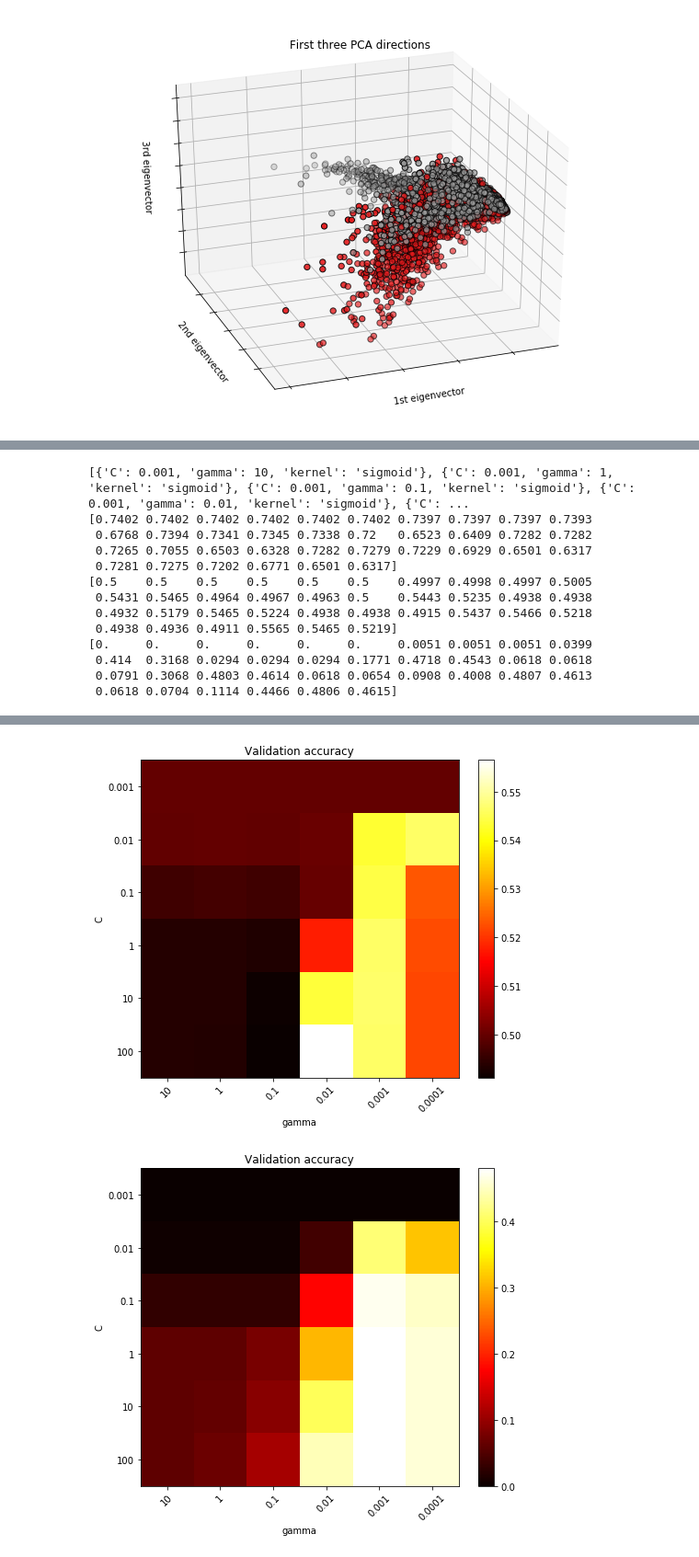
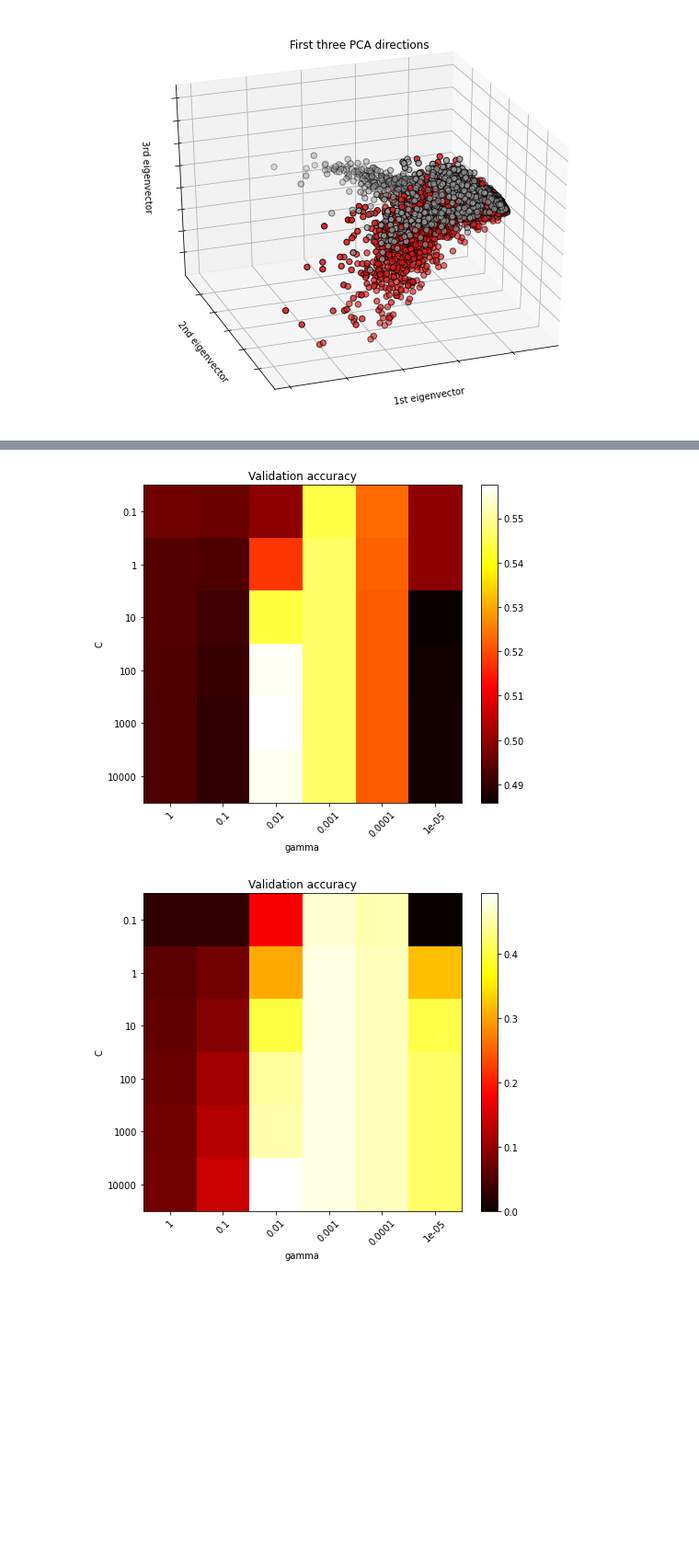
Before and after one commit to TheCommonCold/UM-lab-13, a Jupyter notebook: notebook.ipynb, the cells around one changed output, grey strips where cells are left out. Shown: that part at 92% size. Drawn from its saved outputs; the diff is of its cells as text; code cells hidden in the pictures; blank space fills up the shorter version.

```diff
--- a/notebook.ipynb
+++ b/notebook.ipynb
@@ -134,13 +134,15 @@ from imblearn.metrics import geometric_mean_score
 skf = StratifiedKFold(n_splits=10)
 svc = svm.SVC()
 # %%
-# scoring_methods = {'acc' : 'accuracy',
-#                   'b_acc' : 'balanced_accuracy',
-#                   'g_mean' : make_scorer(geometric_mean_score)}
+scoring_methods = {'acc' : 'accuracy',
+                  'b_acc' : 'balanced_accuracy',
+                  'g_mean' : make_scorer(geometric_mean_score)}
 
-# param_grid = [
-#   {'C': [1,10,100], 'gamma': [0.1,0.01,0.001,0.0001], 'degree':[2,3,4], 'kernel': ['poly',]},
-#  ]
+param_grid = [
+  {'C': [0.1,1,10,100,1000,10000], 'gamma': [1,0.1,0.01,0.001,0.0001,0.00001], 'kernel': ['sigmoid',]},
+ ]
 
-# clf_polynomial = GridSearchCV(svc,param_grid, scoring=scoring_methods, cv = skf, n_jobs=-1, verbose=10, refit = False)
-# clf_polynomial.fit(X, y)
+clf_sigmoid = GridSearchCV(svc,param_grid, scoring=scoring_methods, cv = skf, n_jobs=-1, verbose=10, refit = False)
+clf_sigmoid.fit(X, y)
+
+pickle.dump(clf_sigmoid.cv_results_, open("sigmoid", "wb"))
@@ -207,12 +262,4 @@ Fitting 10 folds for each of 12 candidates, totalling 120 fits
 # %%
-print(clf_sigmoid.cv_results_['params'])
-print(clf_sigmoid.cv_results_['mean_test_acc'])
-print(clf_sigmoid.cv_results_['mean_test_b_acc'])
-print(clf_sigmoid.cv_results_['mean_test_g_mean'])
-
-
-
-
 def heatmapper(scores,C_range,gamma_range):
     scores = scores.reshape(len(C_range),len(gamma_range))
     plt.figure(figsize=(8, 6))
@@ -226,20 +273,15 @@ def heatmapper(scores,C_range,gamma_range):
     plt.title('Validation accuracy')
     plt.show()
 
-heatmapper(clf_sigmoid.cv_results_['mean_test_acc'], [0.001,0.01,0.1,1,10,100],[10,1,0.1,0.01,0.001,0.0001])
-heatmapper(clf_sigmoid.cv_results_['mean_test_b_acc'], [0.001,0.01,0.1,1,10,100],[10,1,0.1,0.01,0.001,0.0001])
-heatmapper(clf_sigmoid.cv_results_['mean_test_g_mean'], [0.001,0.01,0.1,1,10,100],[10,1,0.1,0.01,0.001,0.0001])
+heatmapper(clf_sigmoid.cv_results_['mean_test_acc'], [0.1,1,10,100,1000,10000], [1,0.1,0.01,0.001,0.0001,0.00001])
+heatmapper(clf_sigmoid.cv_results_['mean_test_b_acc'], [0.1,1,10,100,1000,10000], [1,0.1,0.01,0.001,0.0001,0.00001])
+heatmapper(clf_sigmoid.cv_results_['mean_test_g_mean'], [0.1,1,10,100,1000,10000], [1,0.1,0.01,0.001,0.0001,0.00001])
+
+heatmapper(clf_sigmoid_transformed.cv_results_['mean_test_acc'], [0.1,1,10,100,1000,10000], [1,0.1,0.01,0.001,0.0001,0.00001])
+heatmapper(clf_sigmoid_transformed.cv_results_['mean_test_b_acc'], [0.1,1,10,100,1000,10000], [1,0.1,0.01,0.001,0.0001,0.00001])
+heatmapper(clf_sigmoid_transformed.cv_results_['mean_test_g_mean'], [0.1,1,10,100,1000,10000], [1,0.1,0.01,0.001,0.0001,0.00001])
+
+heatmapper(clf_sigmoid_normalized.cv_results_['mean_test_acc'], [0.1,1,10,100,1000,10000], [1,0.1,0.01,0.001,0.0001,0.00001])
+heatmapper(clf_sigmoid_normalized.cv_results_['mean_test_b_acc'], [0.1,1,10,100,1000,10000], [1,0.1,0.01,0.001,0.0001,0.00001])
+heatmapper(clf_sigmoid_normalized.cv_results_['mean_test_g_mean'], [0.1,1,10,100,1000,10000], [1,0.1,0.01,0.001,0.0001,0.00001])
 # %% [output]
-[{'C': 0.001, 'gamma': 10, 'kernel': 'sigmoid'}, {'C': 0.001, 'gamma': 1, 'kernel': 'sigmoid'}, {'C': 0.001, 'gamma': 0.1, 'kernel': 'sigmoid'}, {'C': 0.001, 'gamma': 0.01, 'kernel': 'sigmoid'}, {'C': ...
-[0.7402 0.7402 0.7402 0.7402 0.7402 0.7402 0.7397 0.7397 0.7397 0.7393
- 0.6768 0.7394 0.7341 0.7345 0.7338 0.72   0.6523 0.6409 0.7282 0.7282
- 0.7265 0.7055 0.6503 0.6328 0.7282 0.7279 0.7229 0.6929 0.6501 0.6317
- 0.7281 0.7275 0.7202 0.6771 0.6501 0.6317]
-[0.5    0.5    0.5    0.5    0.5    0.5    0.4997 0.4998 0.4997 0.5005
- 0.5431 0.5465 0.4964 0.4967 0.4963 0.5    0.5443 0.5235 0.4938 0.4938
- 0.4932 0.5179 0.5465 0.5224 0.4938 0.4938 0.4915 0.5437 0.5466 0.5218
- 0.4938 0.4936 0.4911 0.5565 0.5465 0.5219]
-[0.     0.     0.     0.     0.     0.     0.0051 0.0051 0.0051 0.0399
- 0.414  0.3168 0.0294 0.0294 0.0294 0.1771 0.4718 0.4543 0.0618 0.0618
- 0.0791 0.3068 0.4803 0.4614 0.0618 0.0654 0.0908 0.4008 0.4807 0.4613
- 0.0618 0.0704 0.1114 0.4466 0.4806 0.4615]
@@ -247,2 +289,2 @@ heatmapper(clf_sigmoid.cv_results_['mean_test_g_mean'], [0.001,0.01,0.1,1,10,100
-[figure, old version]
+[figure, new version]
-[figure, old version]
+[figure, new version]
```
Also changed, not shown: parts of 10 cells of this notebook, 3 other files.
